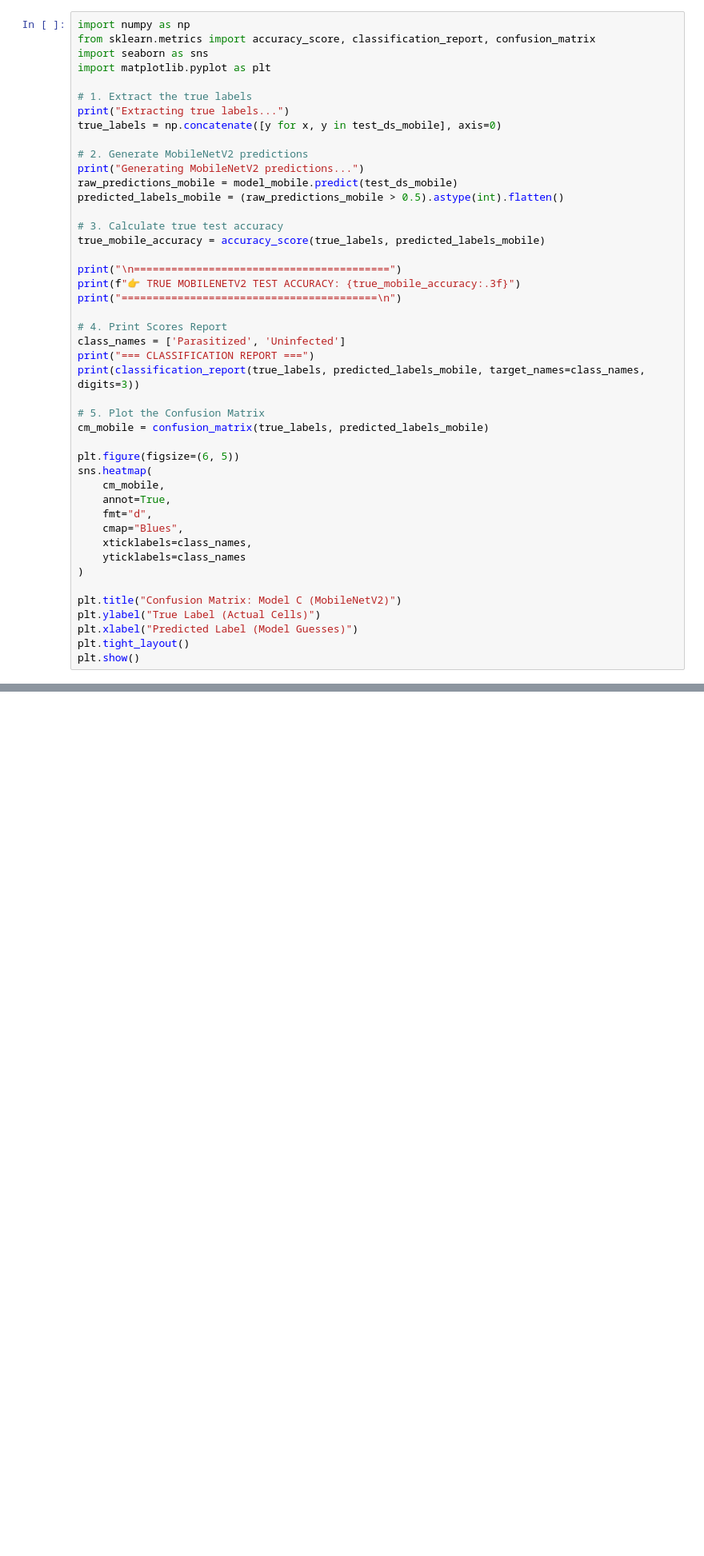
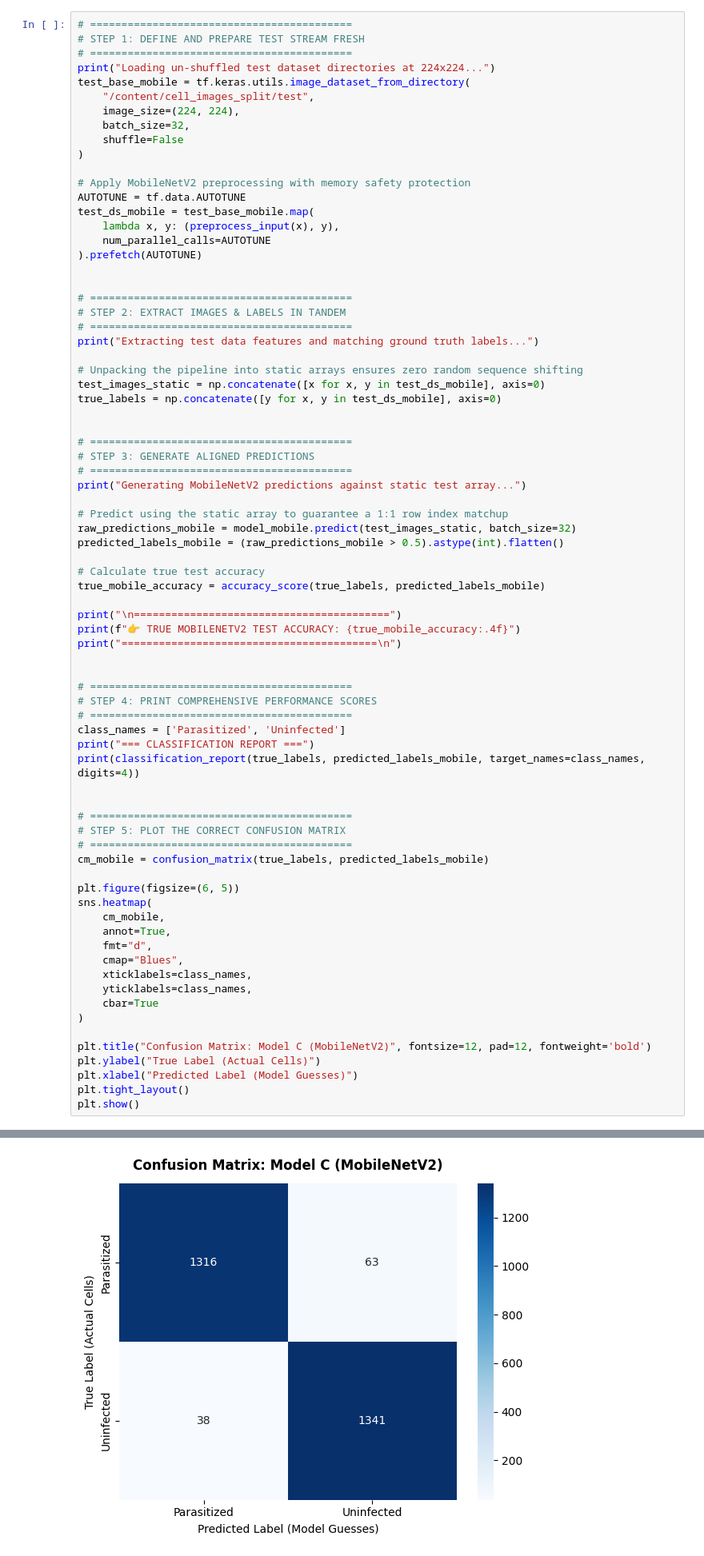
Before and after one commit to fullcapsule/Group_3-Malaria-Cell-Classifier, a Jupyter notebook: notebooks/model_training.ipynb, the cells around one changed output, grey strips where cells are left out. Shown at 80% size. Drawn from its saved outputs; the diff is of its cells as text; blank space fills up the shorter version.

```diff
--- a/notebooks/model_training.ipynb
+++ b/notebooks/model_training.ipynb
@@ -1376,31 +1275,61 @@ history_fine = model_mobile.fit(
 # %%
-import numpy as np
-from sklearn.metrics import accuracy_score, classification_report, confusion_matrix
-import seaborn as sns
-import matplotlib.pyplot as plt
+# ==========================================
+# STEP 1: DEFINE AND PREPARE TEST STREAM FRESH
+# ==========================================
+print("Loading un-shuffled test dataset directories at 224x224...")
+test_base_mobile = tf.keras.utils.image_dataset_from_directory(
+    "/content/cell_images_split/test",
+    image_size=(224, 224),
+    batch_size=32,
+    shuffle=False
+)
 
-# 1. Extract the true labels
-print("Extracting true labels...")
+# Apply MobileNetV2 preprocessing with memory safety protection
+AUTOTUNE = tf.data.AUTOTUNE
+test_ds_mobile = test_base_mobile.map(
+    lambda x, y: (preprocess_input(x), y),
+    num_parallel_calls=AUTOTUNE
+).prefetch(AUTOTUNE)
+
+
+# ==========================================
+# STEP 2: EXTRACT IMAGES & LABELS IN TANDEM
+# ==========================================
+print("Extracting test data features and matching ground truth labels...")
+
+# Unpacking the pipeline into static arrays ensures zero random sequence shifting
+test_images_static = np.concatenate([x for x, y in test_ds_mobile], axis=0)
 true_labels = np.concatenate([y for x, y in test_ds_mobile], axis=0)
 
-# 2. Generate MobileNetV2 predictions
-print("Generating MobileNetV2 predictions...")
-raw_predictions_mobile = model_mobile.predict(test_ds_mobile)
+
+# ==========================================
+# STEP 3: GENERATE ALIGNED PREDICTIONS
+# ==========================================
+print("Generating MobileNetV2 predictions against static test array...")
+
+# Predict using the static array to guarantee a 1:1 row index matchup
+raw_predictions_mobile = model_mobile.predict(test_images_static, batch_size=32)
 predicted_labels_mobile = (raw_predictions_mobile > 0.5).astype(int).flatten()
 
-# 3. Calculate true test accuracy
+# Calculate true test accuracy
 true_mobile_accuracy = accuracy_score(true_labels, predicted_labels_mobile)
 
 print("\n=========================================")
-print(f"👉 TRUE MOBILENETV2 TEST ACCURACY: {true_mobile_accuracy:.3f}")
+print(f"👉 TRUE MOBILENETV2 TEST ACCURACY: {true_mobile_accuracy:.4f}")
 print("=========================================\n")
 
-# 4. Print Scores Report
+
+# ==========================================
+# STEP 4: PRINT COMPREHENSIVE PERFORMANCE SCORES
+# ==========================================
 class_names = ['Parasitized', 'Uninfected']
 print("=== CLASSIFICATION REPORT ===")
-print(classification_report(true_labels, predicted_labels_mobile, target_names=class_names, digits=3))
+print(classification_report(true_labels, predicted_labels_mobile, target_names=class_names, digits=4))
 
-# 5. Plot the Confusion Matrix
+
+# ==========================================
+# STEP 5: PLOT THE CORRECT CONFUSION MATRIX
+# ==========================================
 cm_mobile = confusion_matrix(true_labels, predicted_labels_mobile)
 
 plt.figure(figsize=(6, 5))
@@ -1410,11 +1339,13 @@ sns.heatmap(
     fmt="d",
     cmap="Blues",
     xticklabels=class_names,
-    yticklabels=class_names
+    yticklabels=class_names,
+    cbar=True
 )
 
-plt.title("Confusion Matrix: Model C (MobileNetV2)")
+plt.title("Confusion Matrix: Model C (MobileNetV2)", fontsize=12, pad=12, fontweight='bold')
 plt.ylabel("True Label (Actual Cells)")
 plt.xlabel("Predicted Label (Model Guesses)")
 plt.tight_layout()
 plt.show()
+# %% [output]
@@ -1420,0 +1371 @@ plt.show()
+[figure, added]
```
Also changed, not shown: parts of 32 cells of this notebook.
